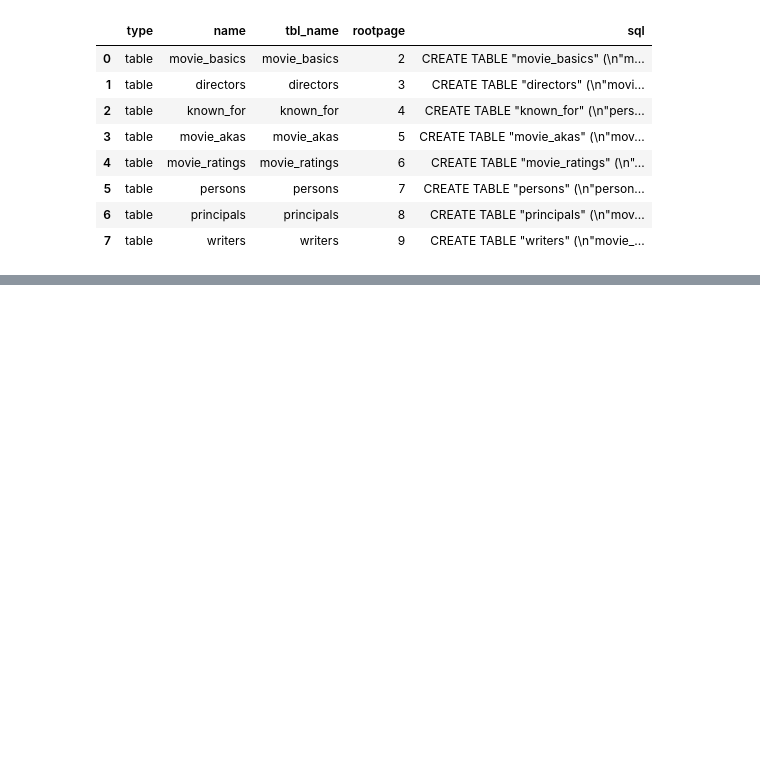
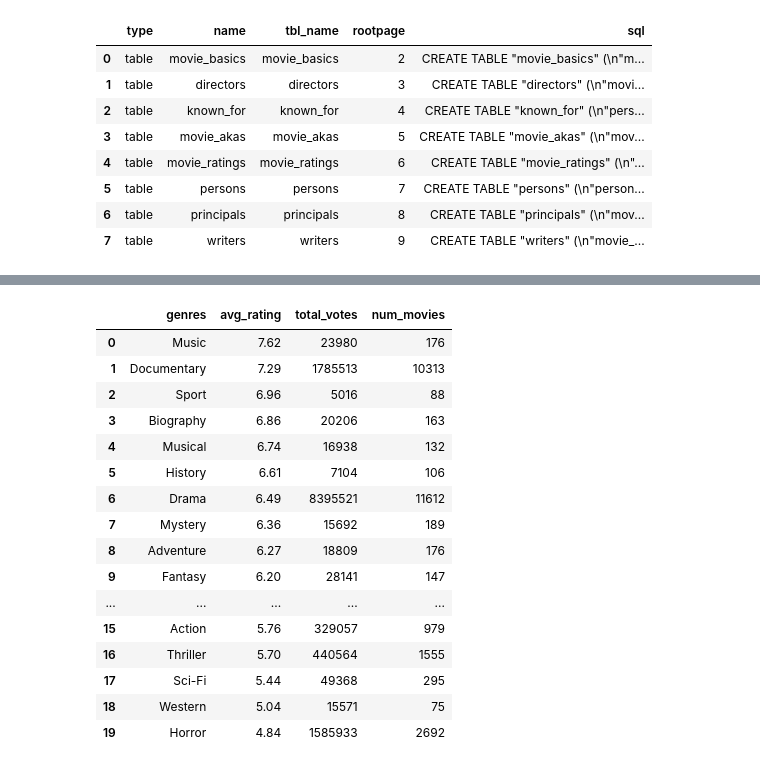
Before and after one commit to NadaFeteiha/dsc-sql-summative-lab, a Jupyter notebook: SQLSummativeLab.ipynb, the cells around one changed output, grey strips where cells are left out. Saved outputs shown, nothing was run; the diff lists cells and outputs as text; code cells hidden in the pictures; blank space fills up the shorter version.

```diff
--- a/SQLSummativeLab.ipynb
+++ b/SQLSummativeLab.ipynb
@@ -529,0 +880,35 @@ None
+# %%
+# Average rating by genre (top single-genre films)
+explore4 = pd.read_sql("""
+                       SELECT mb.genres,
+                              ROUND(AVG(mr.averagerating), 2) AS avg_rating,
+                              SUM(mr.numvotes)                AS total_votes,
+                              COUNT(*)                        AS num_movies
+                       FROM movie_basics mb
+                                JOIN movie_ratings mr ON mb.movie_id = mr.movie_id
+                       WHERE mb.start_year BETWEEN 2010 AND 2019
+                         AND mb.genres IS NOT NULL
+                         AND mb.genres NOT LIKE '%,%'
+                       GROUP BY mb.genres
+                       HAVING num_movies >= 50
+                       ORDER BY avg_rating DESC;
+                       """, conn4)
+explore4
+# %% [output]
+|  | genres | avg_rating | total_votes | num_movies |
+| 0 | Music | 7.62 | 23980 | 176 |
+| 1 | Documentary | 7.29 | 1785513 | 10313 |
+| 2 | Sport | 6.96 | 5016 | 88 |
+| 3 | Biography | 6.86 | 20206 | 163 |
+| 4 | Musical | 6.74 | 16938 | 132 |
+| 5 | History | 6.61 | 7104 | 106 |
+| 6 | Drama | 6.49 | 8395521 | 11612 |
+| 7 | Mystery | 6.36 | 15692 | 189 |
+| 8 | Adventure | 6.27 | 18809 | 176 |
+| 9 | Fantasy | 6.20 | 28141 | 147 |
+| ... | ... | ... | ... | ... |
+| 15 | Action | 5.76 | 329057 | 979 |
+| 16 | Thriller | 5.70 | 440564 | 1555 |
+| 17 | Sci-Fi | 5.44 | 49368 | 295 |
+| 18 | Western | 5.04 | 15571 | 75 |
+| 19 | Horror | 4.84 | 1585933 | 2692 |
```
Also changed, not shown: parts of 15 cells of this notebook.
